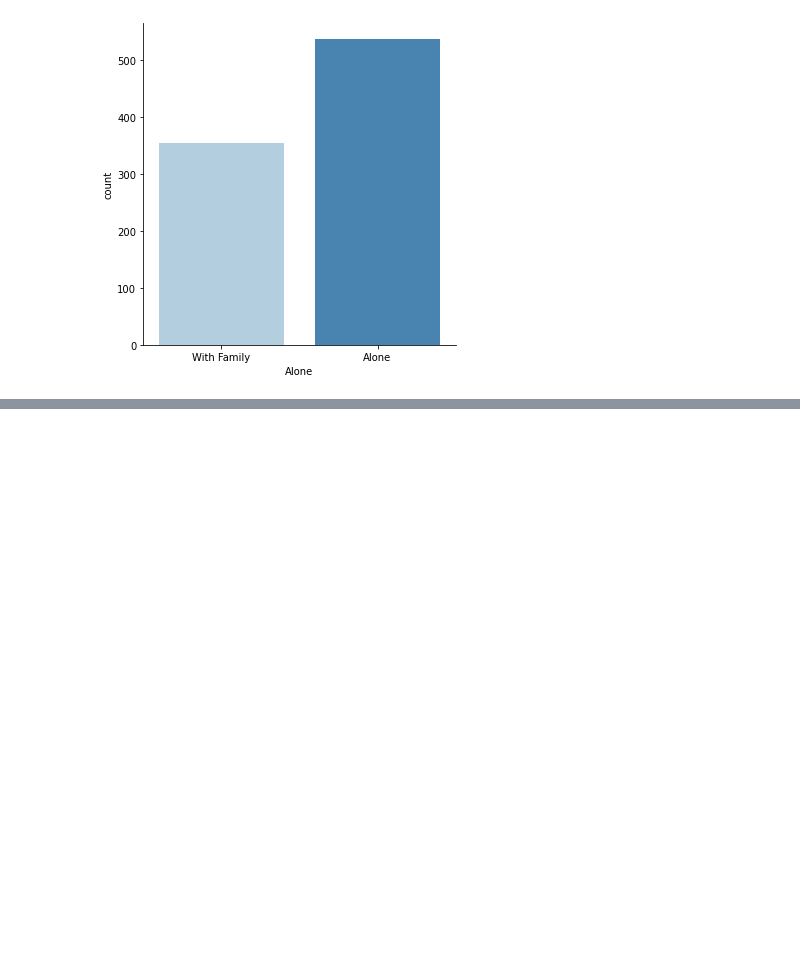
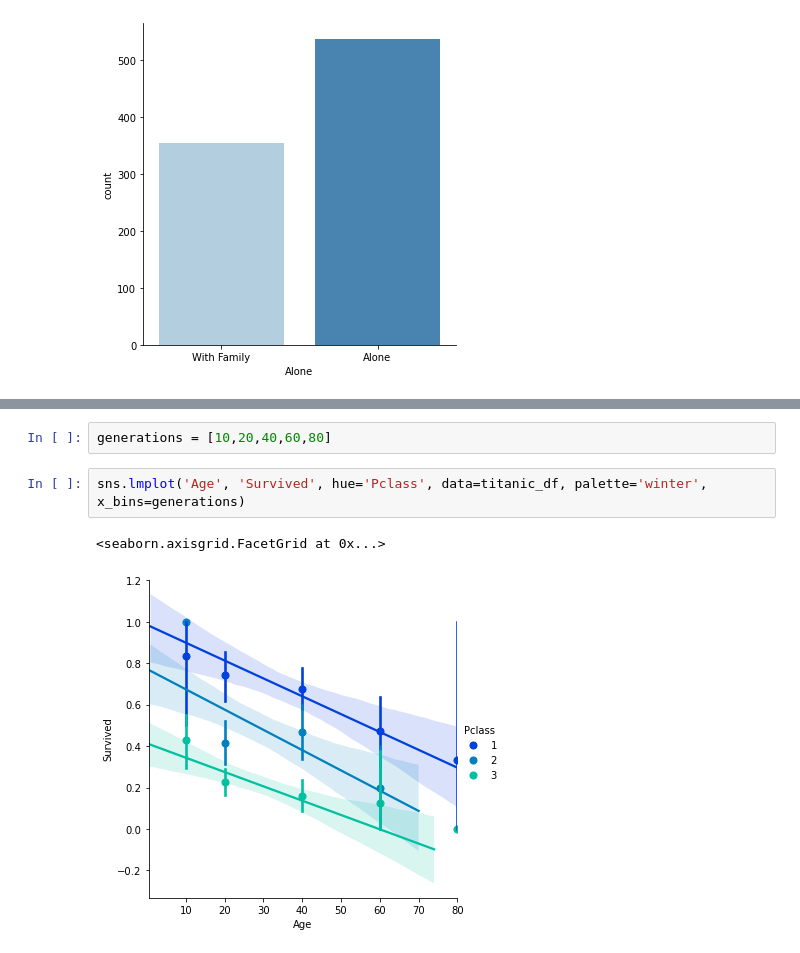
Before and after one commit to stevalang/Titanic, a Jupyter notebook: titanic_intro_project.ipynb, the cells around one changed output, grey strips where cells are left out. Drawn from its saved outputs; the diff is of its cells as text; blank space fills up the shorter version.

```diff
--- a/titanic_intro_project.ipynb
+++ b/titanic_intro_project.ipynb
@@ -251,0 +262,7 @@ titanic_df['Survivor'] = titanic_df.Survived.map()
+# %%
+generations = [10,20,40,60,80]
+# %%
+sns.lmplot('Age', 'Survived', hue='Pclass', data=titanic_df, palette='winter', x_bins=generations)
+# %% [output]
+<seaborn.axisgrid.FacetGrid at 0x...>
+[figure, added]
```
Also changed, not shown: parts of 7 cells of this notebook.
